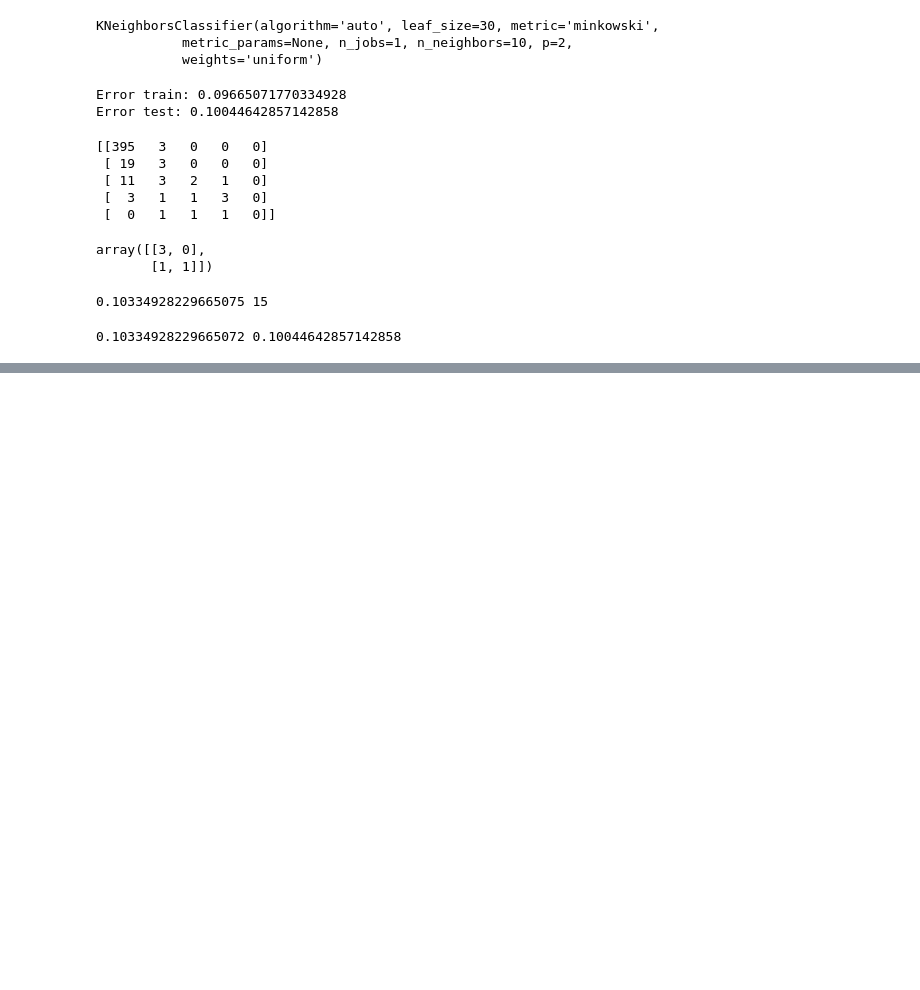
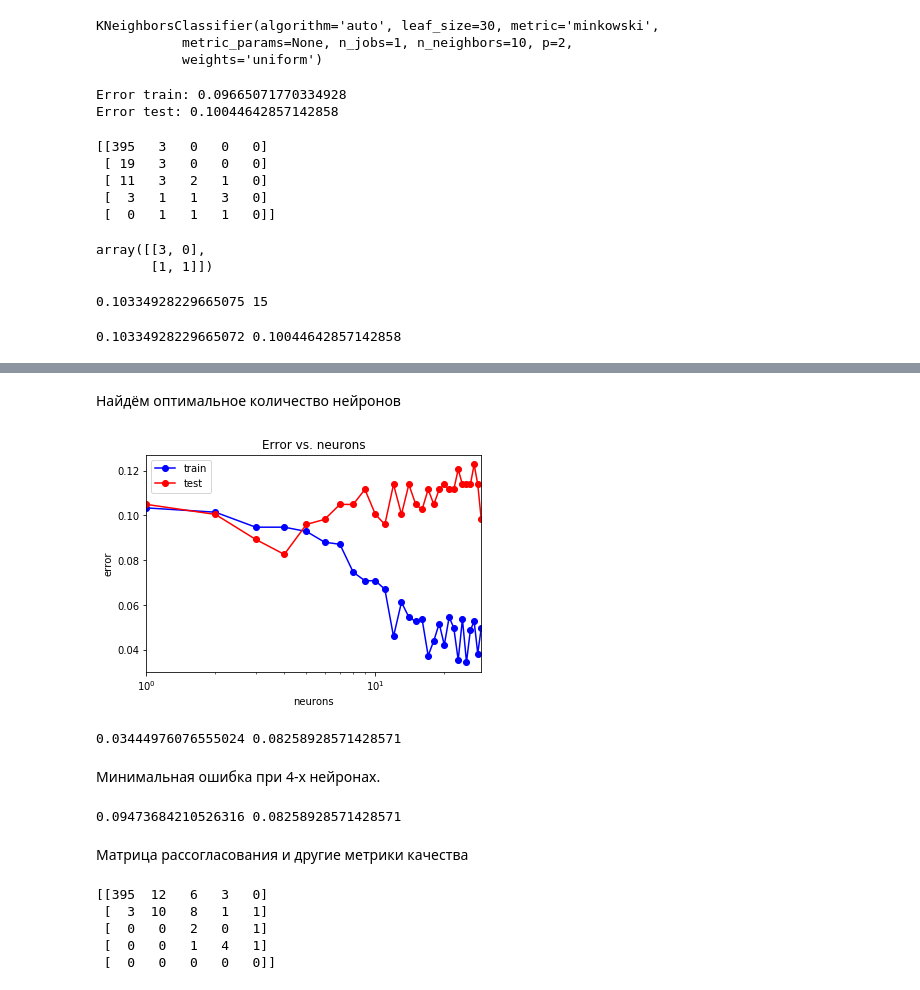
Before and after one commit to komarovn/ML-TMDB-Analysis, a Jupyter notebook: tmdb.ipynb, the cells around one changed output, grey strips where cells are left out. Saved outputs shown, nothing was run; the diff lists cells and outputs as text; code cells hidden in the pictures; blank space fills up the shorter version.

```diff
--- a/tmdb.ipynb
+++ b/tmdb.ipynb
@@ -517,0 +628,56 @@ print(err_train, err_test)
+# %% [markdown]
+Найдём оптимальное количество нейронов
+# %%
+neuron_arr = np.arange(1,30)
+test_err = []
+train_err = []
+for neuron in neuron_arr:
+    mlp_model = MLPClassifier(alpha = alpha_opt, hidden_layer_sizes = (neuron,neuron),
+                              solver = 'lbfgs', activation = 'logistic', random_state = 42)
+    mlp_model.fit(X_train, y_train)
+
+    y_train_pred = mlp_model.predict(X_train)
+    y_test_pred = mlp_model.predict(X_test)
+    train_err.append(np.mean(y_train != y_train_pred))
+    test_err.append(np.mean(y_test != y_test_pred))
+# %%
+plt.semilogx(neuron_arr, train_err, 'b-o', label = 'train')
+plt.semilogx(neuron_arr, test_err, 'r-o', label = 'test')
+plt.xlim([np.min(neuron_arr), np.max(neuron_arr)])
+plt.title('Error vs. neurons')
+plt.xlabel('neurons')
+plt.ylabel('error')
+plt.legend()
+pass
+# %% [output]
+[figure, added]
+# %%
+min_train_err = np.min(train_err)
+min_test_err = np.min(test_err)
+print(min_train_err, min_test_err)
+# %% [output]
+0.03444976076555024 0.08258928571428571
+# %% [markdown]
+Минимальная ошибка при 4-х нейронах.
+# %%
+mlp_model = MLPClassifier(alpha = alpha_opt, hidden_layer_sizes = (4,4),
+                          solver = 'lbfgs', activation = 'logistic', random_state = 42)
+mlp_model.fit(X_train, y_train)
+
+y_train_pred = mlp_model.predict(X_train)
+y_test_pred = mlp_model.predict(X_test)
+print(np.mean(y_train != y_train_pred),
+      np.mean(y_test != y_test_pred))
+# %% [output]
+0.09473684210526316 0.08258928571428571
+# %% [markdown]
+Матрица рассогласования и другие метрики качества
+# %%
+from sklearn.metrics import confusion_matrix
+print(confusion_matrix(y_test_pred, y_test))
+# %% [output]
+[[395  12   6   3   0]
+ [  3  10   8   1   1]
+ [  0   0   2   0   1]
+ [  0   0   1   4   1]
+ [  0   0   0   0   0]]
```
Also changed, not shown: parts of 26 cells of this notebook.
